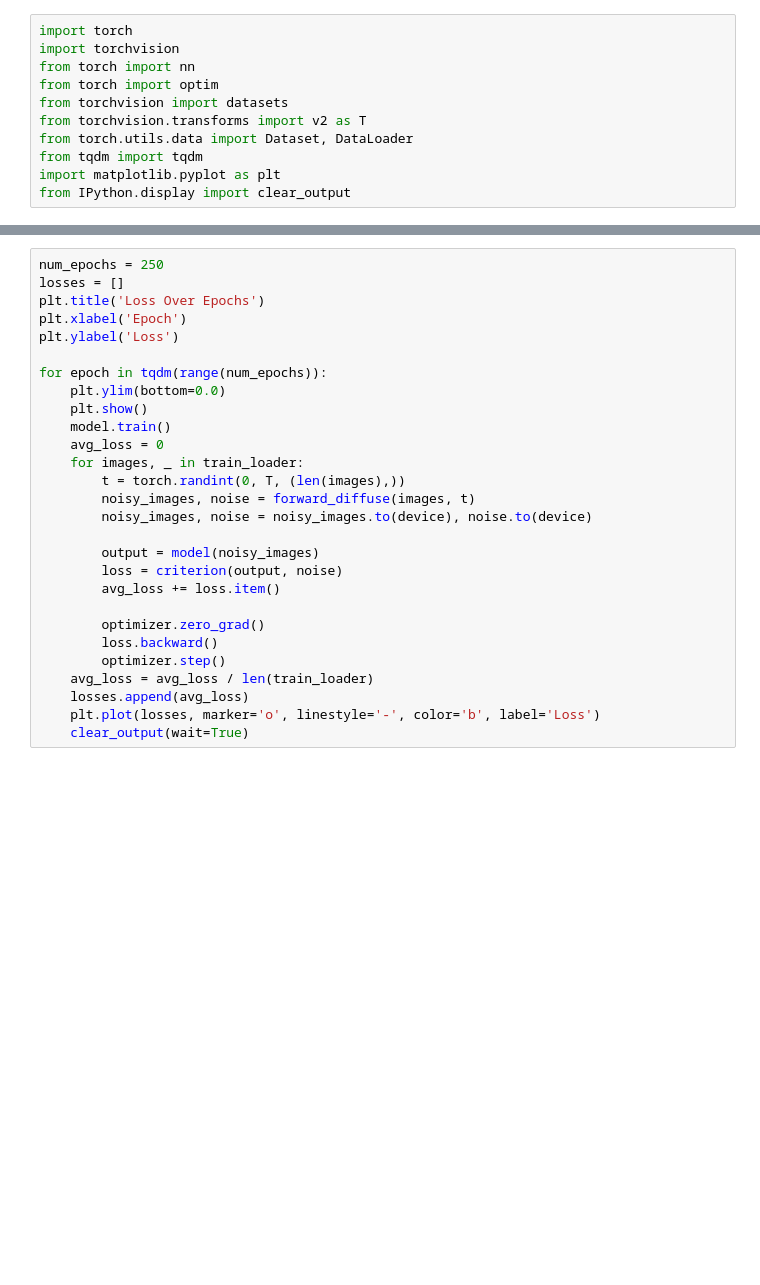
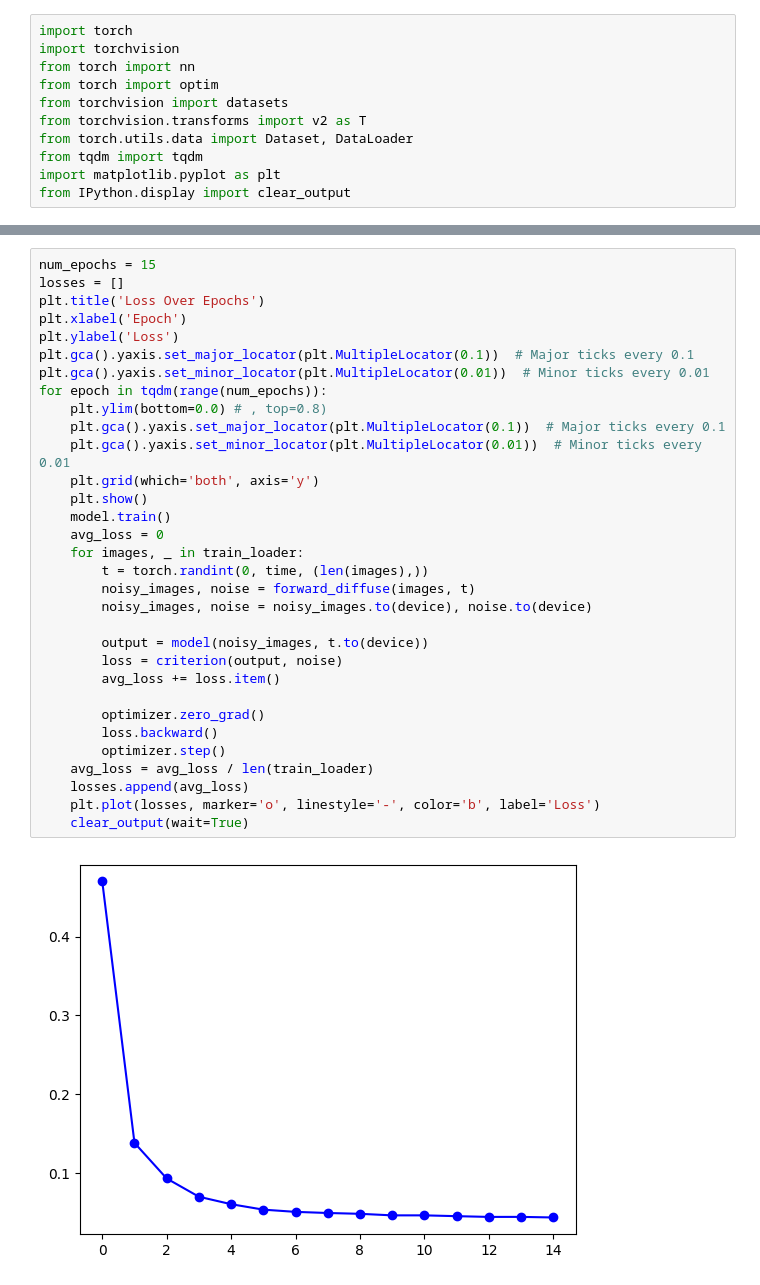
Before and after one commit to Splashing23/Image-Synthesis, a Jupyter notebook: image_synthesis.ipynb, the cells around one changed output, grey strips where cells are left out. Cells and saved outputs as stored; diff of their text form; blank space fills up the shorter version.

```diff
--- a/image_synthesis.ipynb
+++ b/image_synthesis.ipynb
@@ -72,28 +122,34 @@ optimizer = optim.AdamW(params=model.parameters(), lr=1e-4, weight_decay=1e-3)
 # %%
-num_epochs = 250
+num_epochs = 15
 losses = []
 plt.title('Loss Over Epochs')
 plt.xlabel('Epoch')
 plt.ylabel('Loss')
-
+plt.gca().yaxis.set_major_locator(plt.MultipleLocator(0.1))  # Major ticks every 0.1
+plt.gca().yaxis.set_minor_locator(plt.MultipleLocator(0.01))  # Minor ticks every 0.01
 for epoch in tqdm(range(num_epochs)):
-    plt.ylim(bottom=0.0)
+    plt.ylim(bottom=0.0) # , top=0.8)
+    plt.gca().yaxis.set_major_locator(plt.MultipleLocator(0.1))  # Major ticks every 0.1
+    plt.gca().yaxis.set_minor_locator(plt.MultipleLocator(0.01))  # Minor ticks every 0.01
+    plt.grid(which='both', axis='y')
     plt.show()
     model.train()
     avg_loss = 0
     for images, _ in train_loader:
-        t = torch.randint(0, T, (len(images),))
+        t = torch.randint(0, time, (len(images),))
         noisy_images, noise = forward_diffuse(images, t)
         noisy_images, noise = noisy_images.to(device), noise.to(device)
 
-        output = model(noisy_images)
+        output = model(noisy_images, t.to(device))
         loss = criterion(output, noise)
         avg_loss += loss.item()
 
         optimizer.zero_grad()
         loss.backward()
         optimizer.step()
     avg_loss = avg_loss / len(train_loader)
     losses.append(avg_loss)
     plt.plot(losses, marker='o', linestyle='-', color='b', label='Loss')
     clear_output(wait=True)
+# %% [output]
+[figure, added]
```
Also changed, not shown: parts of 9 cells of this notebook.
